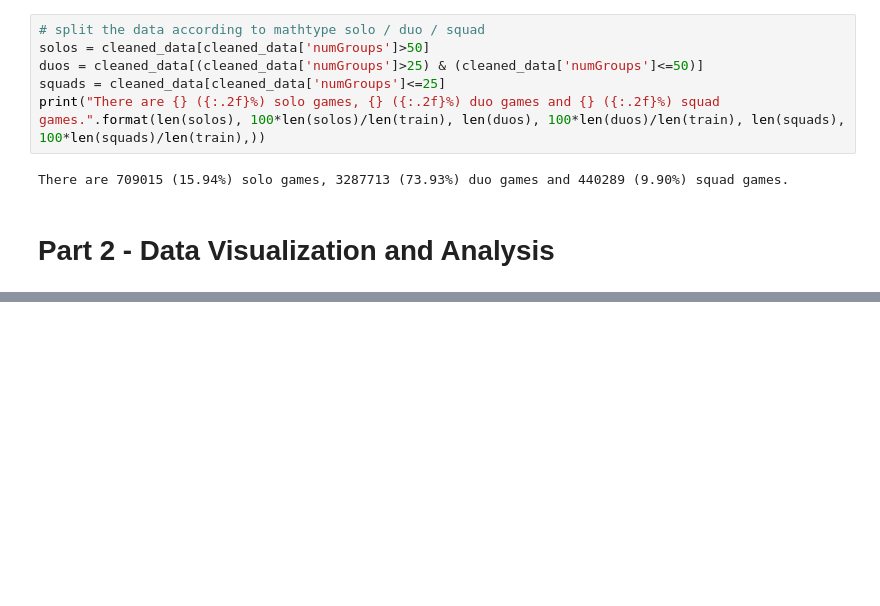
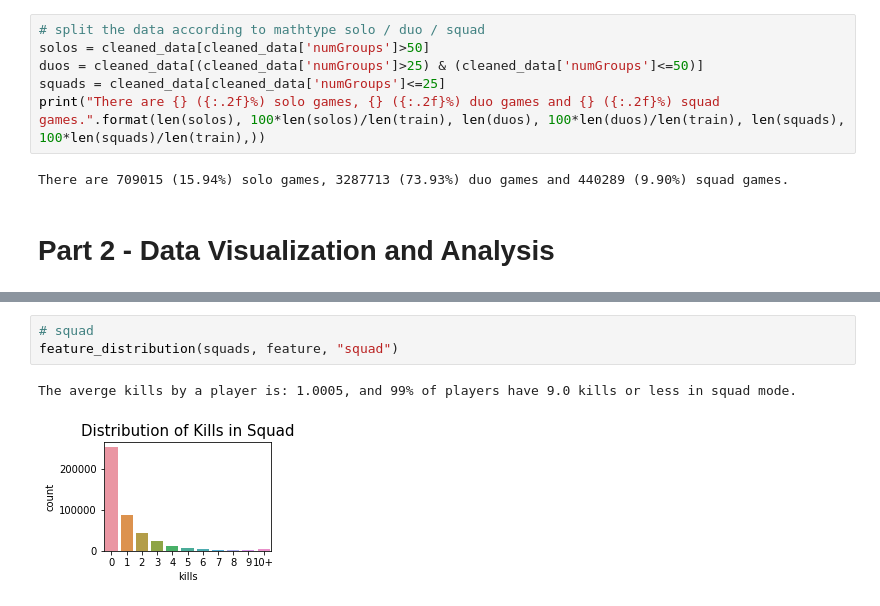
Before and after one commit to frankwang909/ECE_225_Final_Project, a Jupyter notebook: PUBG Player's Data Analysis and Placement Prediction.ipynb, the cells around one changed output, grey strips where cells are left out. Saved outputs shown, nothing was run; the diff lists cells and outputs as text; blank space fills up the shorter version.

```diff
--- a/PUBG Player's Data Analysis and Placement Prediction.ipynb
+++ b/PUBG Player's Data Analysis and Placement Prediction.ipynb
@@ -117,0 +271,6 @@ There are 709015 (15.94%) solo games, 3287713 (73.93%) duo games and 440289 (9.9
+# %%
+# squad
+feature_distribution(squads, feature, "squad")
+# %% [output]
+The averge kills by a player is: 1.0005, and 99% of players have 9.0 kills or less in squad mode.
+[figure, added]
```
Also changed, not shown: parts of 40 cells of this notebook.
